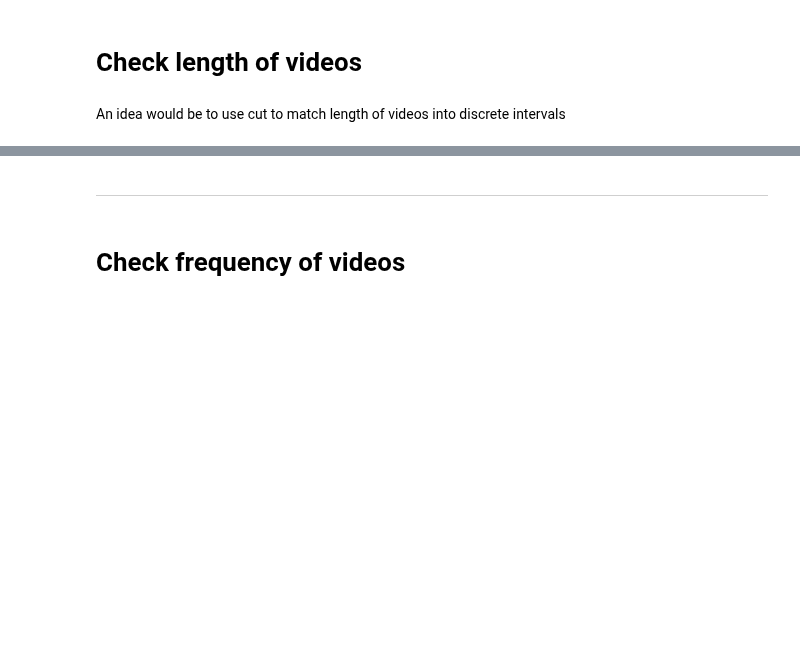
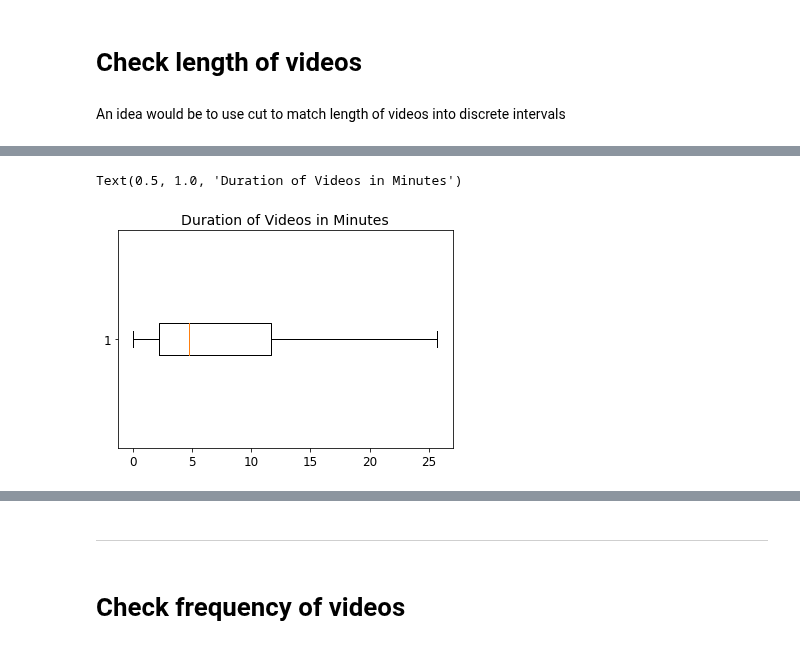
Before and after one commit to epfl-ada/ada-2022-project-adaptation, a Jupyter notebook: impl.ipynb, the cells around one changed output, grey strips where cells are left out. Saved outputs shown, nothing was run; the diff lists cells and outputs as text; code cells hidden in the pictures; blank space fills up the shorter version.

```diff
--- a/impl.ipynb
+++ b/impl.ipynb
@@ -25,16 +26,14 @@ import warnings
 
 warnings.filterwarnings("ignore")
 # %%
-df_time_series = pd.read_csv(
-    "./data/df_timeseries_en.tsv.gz", compression="infer", sep="\t"
-)
+df_time_series = pd.read_csv("./data/df_timeseries_en.tsv.gz", compression="infer", sep="\t")
+df_time_series["datetime"] = pd.to_datetime(df_time_series["datetime"])
+
 df_channels = pd.read_csv("./data/df_channels_en.tsv.gz", compression="infer", sep="\t")
-df_time_series["datetime"] = pd.to_datetime(df_time_series["datetime"])
 df_channels["join_date"] = pd.to_datetime(df_channels["join_date"])
-video_metadatas = pd.read_feather(
-    "./data/yt_metadata_helper.feather",
-    columns=["duration", "like_count", "view_count", "channel_id"],
-)
+
+video_metadatas = pd.read_feather("./data/yt_metadata_helper.feather")#,
+                                  #columns=["duration", "like_count", "view_count", "channel_id"],)
 video_metadatas["dummmy"] = 1
 # %%
 # round the subs value, easier to consider 1 sub as a person and not half of a person...
@@ -45,0 +84,4 @@ An idea would be to use cut to match length of videos into discrete intervals
+# %%
+# To make it easier to grasp the length of videos, we will convert the lengths to minutes at first...
+video_metadatas['duration_min'] = video_metadatas['duration']/60
+video_metadatas.duration_min.describe()
@@ -45,0 +98,6 @@ An idea would be to use cut to match length of videos into discrete intervals
+# %%
+plt.boxplot(video_metadatas['duration_min'], showfliers=False, vert=False)
+plt.title('Duration of Videos in Minutes')
+# %% [output]
+Text(0.5, 1.0, 'Duration of Videos in Minutes')
+[figure, added]
```
Also changed, not shown: parts of 13 cells of this notebook.
